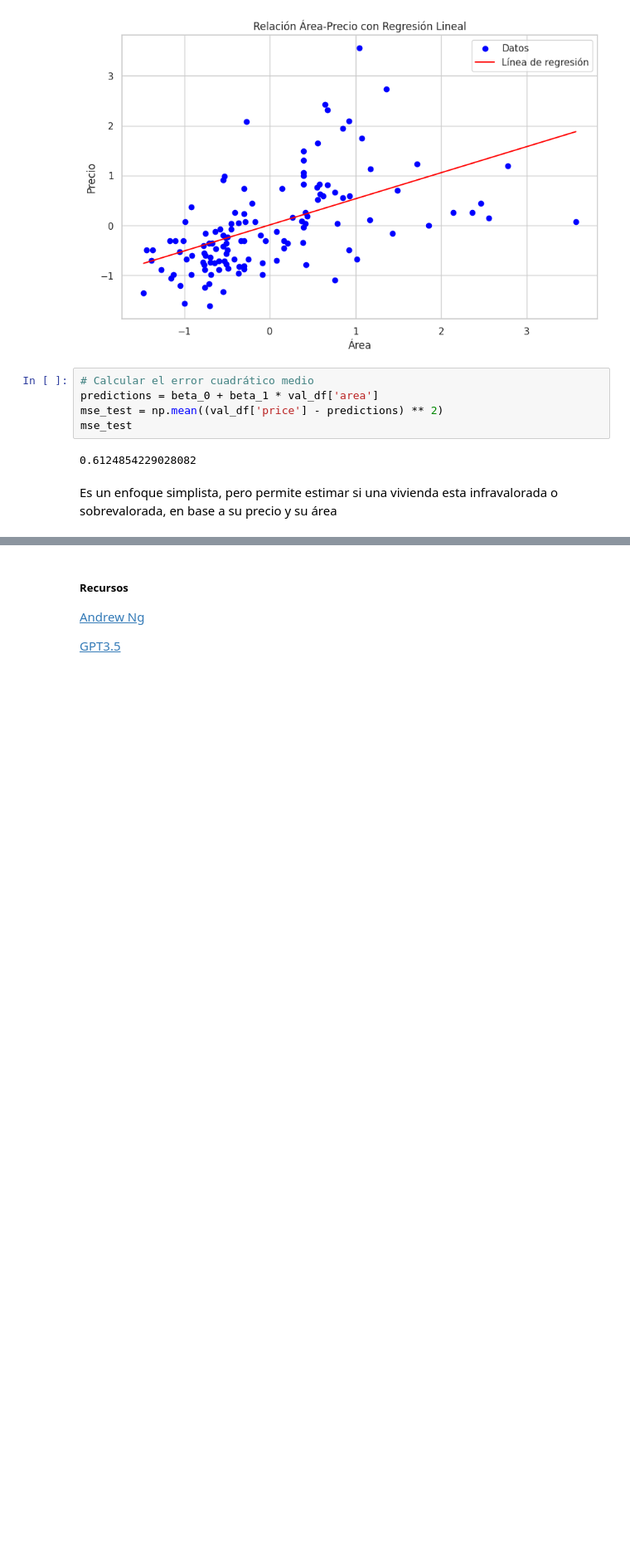
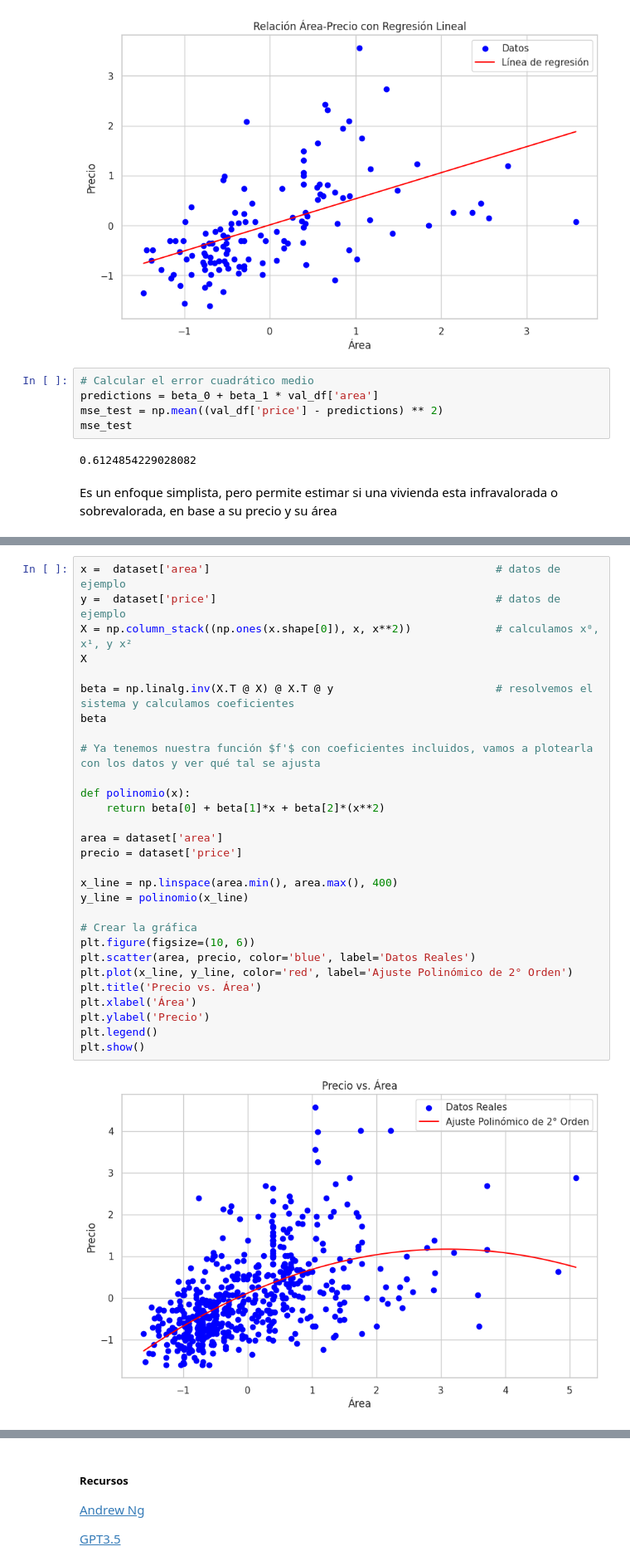
Before and after one commit to MrCabss69/Machine-Learning, a Jupyter notebook: tutorials/basic-supervised-learning/house-price-prediction/01_Introducción.ipynb, the cells around one changed output, grey strips where cells are left out. Shown at 83% size. Cells and saved outputs as stored; diff of their text form; blank space fills up the shorter version.

```diff
--- a/tutorials/basic-supervised-learning/01_Introducción.ipynb
+++ b/tutorials/basic-supervised-learning/house-price-prediction/01_Introducción.ipynb
@@ -324 +348,32 @@ Es un enfoque simplista, pero permite estimar si una vivienda esta infravalorada
+# %%
+x =  dataset['area']                                            # datos de ejemplo
+y =  dataset['price']                                           # datos de ejemplo
+X = np.column_stack((np.ones(x.shape[0]), x, x**2))             # calculamos x⁰, x¹, y x²
+X
+
+beta = np.linalg.inv(X.T @ X) @ X.T @ y                         # resolvemos el sistema y calculamos coeficientes
+beta
+
+# Ya tenemos nuestra función $f'$ con coeficientes incluidos, vamos a plotearla con los datos y ver qué tal se ajusta
+
+def polinomio(x):
+    return beta[0] + beta[1]*x + beta[2]*(x**2)
+
+area = dataset['area']
+precio = dataset['price']
+
+x_line = np.linspace(area.min(), area.max(), 400)
+y_line = polinomio(x_line)
+
+# Crear la gráfica
+plt.figure(figsize=(10, 6))
+plt.scatter(area, precio, color='blue', label='Datos Reales')
+plt.plot(x_line, y_line, color='red', label='Ajuste Polinómico de 2° Orden')
+plt.title('Precio vs. Área')
+plt.xlabel('Área')
+plt.ylabel('Precio')
+plt.legend()
+plt.show()
+# %% [output]
+[figure, added]
 # %% [markdown]
```
Also changed, not shown: parts of 3 cells of this notebook, 10 other files.
